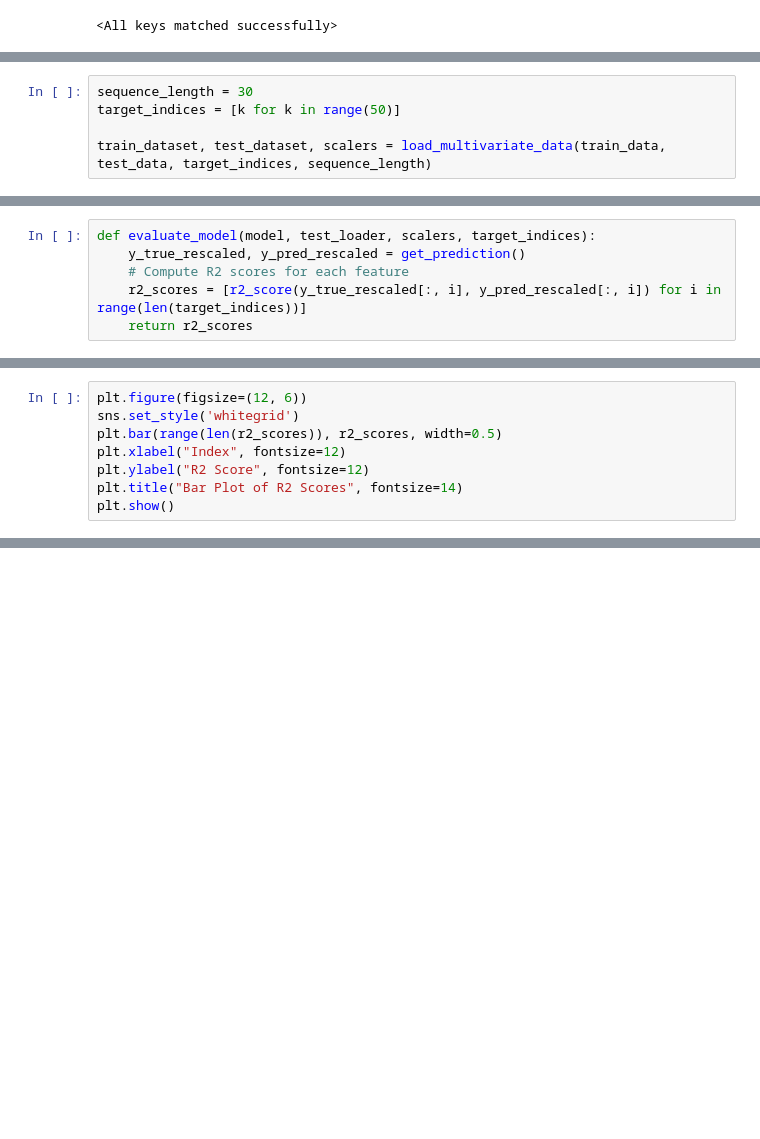
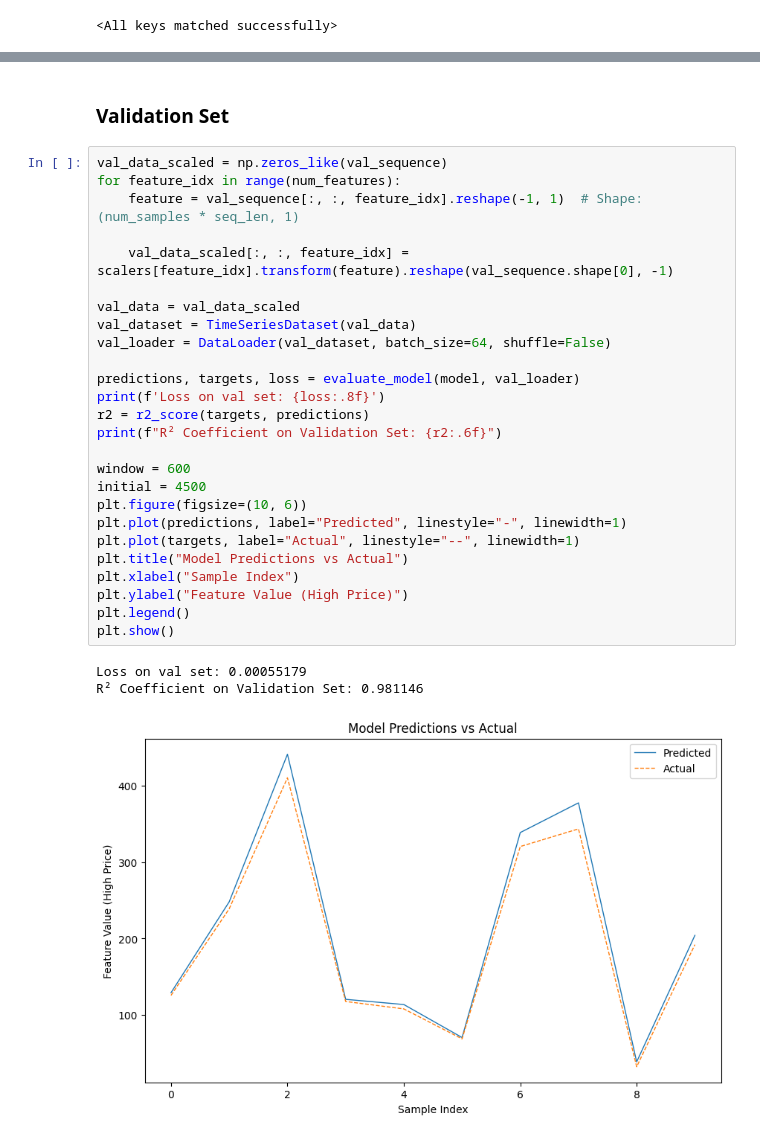
Before and after one commit to rrrbbb1/lstm-stock-prediction, a Jupyter notebook: notebook.ipynb, the cells around one changed output, grey strips where cells are left out. Drawn from its saved outputs; the diff is of its cells as text; blank space fills up the shorter version.

```diff
--- a/notebook.ipynb
+++ b/notebook.ipynb
@@ -1172,5 +448,0 @@ def load_multivariate_data(train_data, test_data, target_index, sequence_length)
-# %%
-sequence_length = 30
-target_indices = [k for k in range(50)]
-
-train_dataset, test_dataset, scalers = load_multivariate_data(train_data, test_data, target_indices, sequence_length)
@@ -1391,6 +448,0 @@ def get_prediction():
-# %%
-def evaluate_model(model, test_loader, scalers, target_indices):
-    y_true_rescaled, y_pred_rescaled = get_prediction()
-    # Compute R2 scores for each feature
-    r2_scores = [r2_score(y_true_rescaled[:, i], y_pred_rescaled[:, i]) for i in range(len(target_indices))]
-    return r2_scores
@@ -1406,8 +448,0 @@ print(f'Average r2 score: {np.mean(r2_scores)}')
-# %%
-plt.figure(figsize=(12, 6))
-sns.set_style('whitegrid')
-plt.bar(range(len(r2_scores)), r2_scores, width=0.5)
-plt.xlabel("Index", fontsize=12)
-plt.ylabel("R2 Score", fontsize=12)
-plt.title("Bar Plot of R2 Scores", fontsize=14)
-plt.show()
@@ -1433,0 +460,32 @@ plot_predictions()
+# %% [markdown]
+### Validation Set
+# %%
+val_data_scaled = np.zeros_like(val_sequence)
+for feature_idx in range(num_features):
+    feature = val_sequence[:, :, feature_idx].reshape(-1, 1)  # Shape: (num_samples * seq_len, 1)
+
+    val_data_scaled[:, :, feature_idx] = scalers[feature_idx].transform(feature).reshape(val_sequence.shape[0], -1)
+
+val_data = val_data_scaled
+val_dataset = TimeSeriesDataset(val_data)
+val_loader = DataLoader(val_dataset, batch_size=64, shuffle=False)
+
+predictions, targets, loss = evaluate_model(model, val_loader)
+print(f'Loss on val set: {loss:.8f}')
+r2 = r2_score(targets, predictions)
+print(f"R² Coefficient on Validation Set: {r2:.6f}")
+
+window = 600
+initial = 4500
+plt.figure(figsize=(10, 6))
+plt.plot(predictions, label="Predicted", linestyle="-", linewidth=1)
+plt.plot(targets, label="Actual", linestyle="--", linewidth=1)
+plt.title("Model Predictions vs Actual")
+plt.xlabel("Sample Index")
+plt.ylabel("Feature Value (High Price)")
+plt.legend()
+plt.show()
+# %% [output]
+Loss on val set: 0.00055179
+R² Coefficient on Validation Set: 0.981146
+[figure, added]
```
Also changed, not shown: parts of 152 cells of this notebook.
